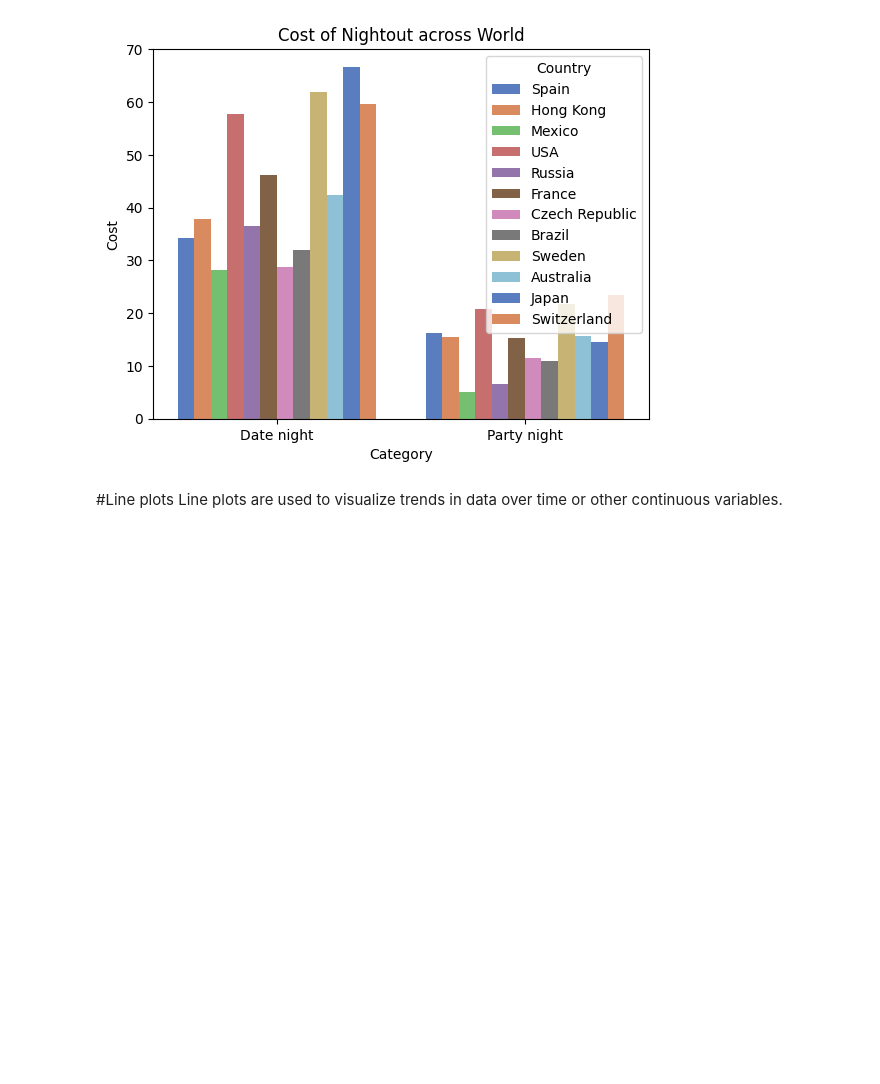
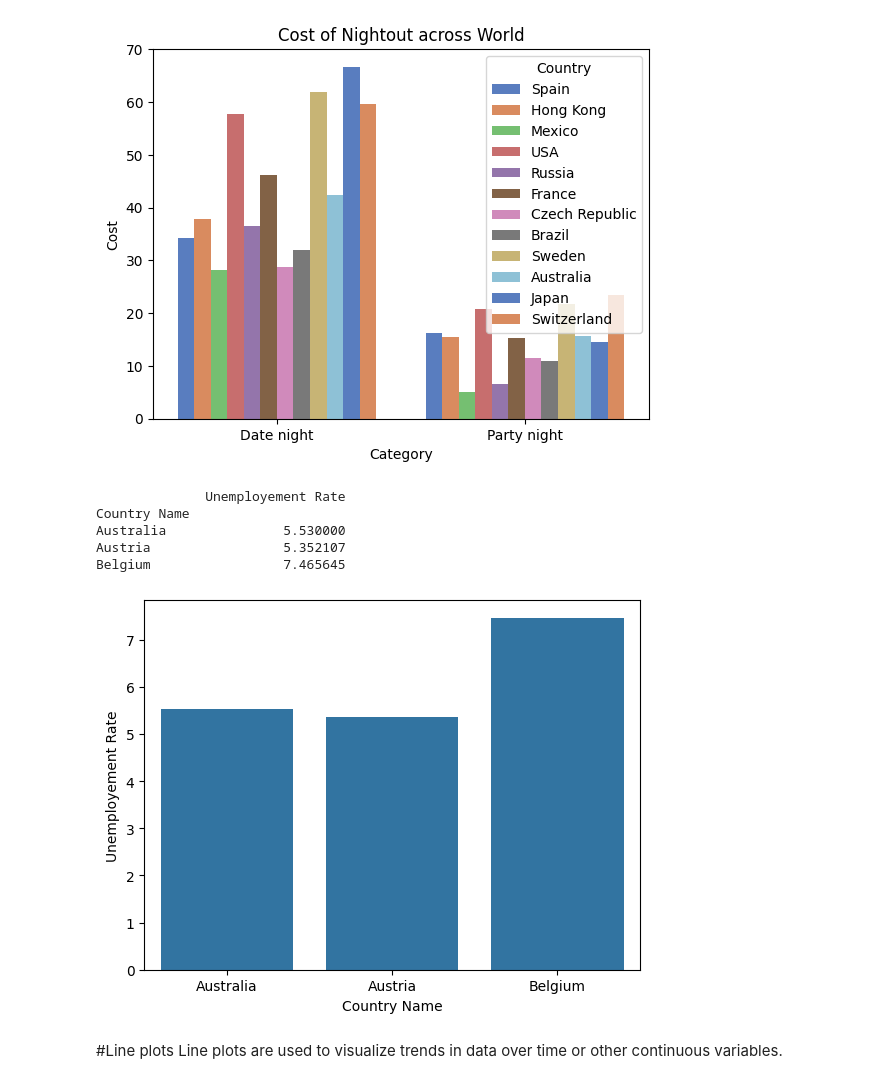
Before and after one commit to kjeyaram-orcl/DataScience, a Jupyter notebook: DataVisualization/dv_practise1.ipynb, the cells around one changed output. Drawn from its saved outputs; the diff is of its cells as text; code cells hidden in the pictures; blank space fills up the shorter version.

```diff
--- a/DataVisualization/dv_practise1.ipynb
+++ b/DataVisualization/dv_practise1.ipynb
@@ -32,6 +32,30 @@ plt.title("Cost of Nightout across World")
 plt.show()
 # %% [output]
 [figure]
+# %%
+#groupby and aggregation example
+
+import seaborn as sns
+import pandas as pd
+import matplotlib.pyplot as plt
+import numpy as np
+
+
+ds = pd.read_csv('/content/ur.csv')
+#print(ds.head(5))
+
+res= ds.groupby('Country Name').aggregate({'Unemployement Rate':np.mean})
+print(res)
+
+sns.barplot(x='Country Name',y='Unemployement Rate',data=res )
+plt.show()
+# %% [output]
+              Unemployement Rate
+Country Name
+Australia               5.530000
+Austria                 5.352107
+Belgium                 7.465645
+[figure, added]
 # %% [markdown]
 #Line plots
 Line plots are used to visualize trends in data over time or other continuous variables.
```
